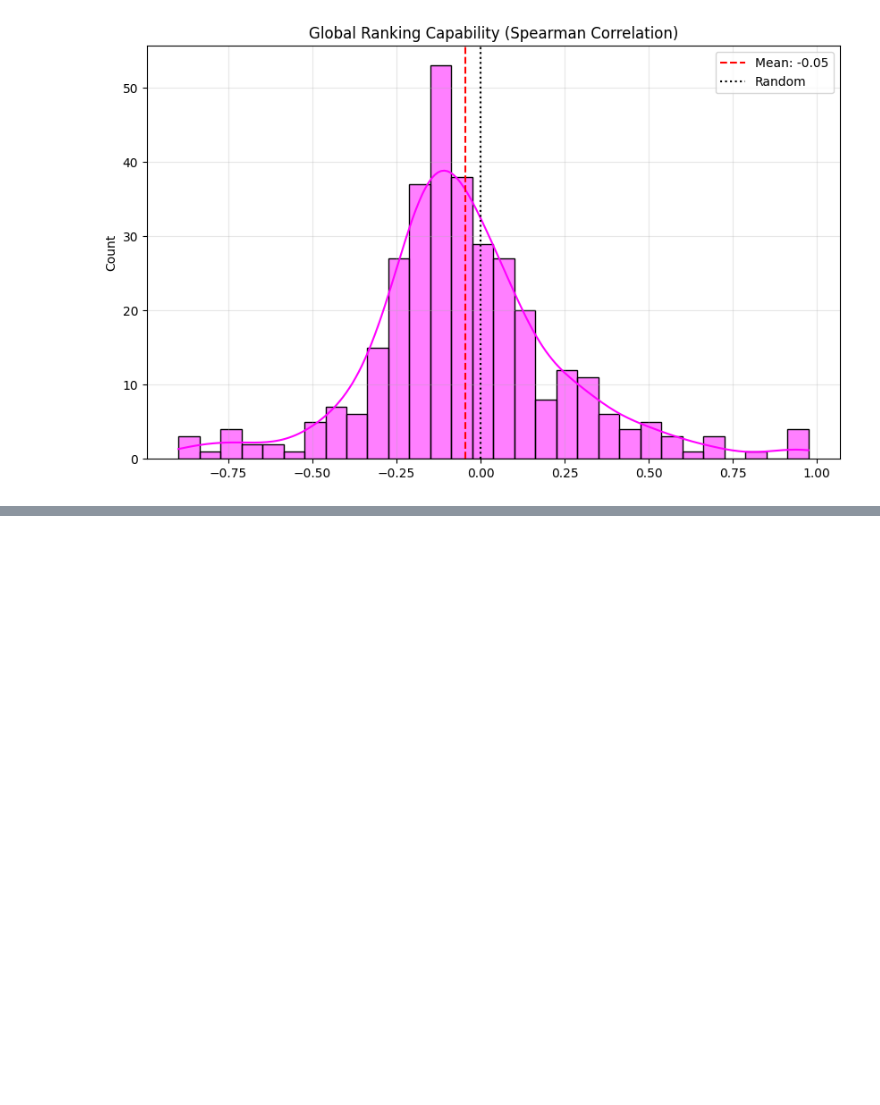
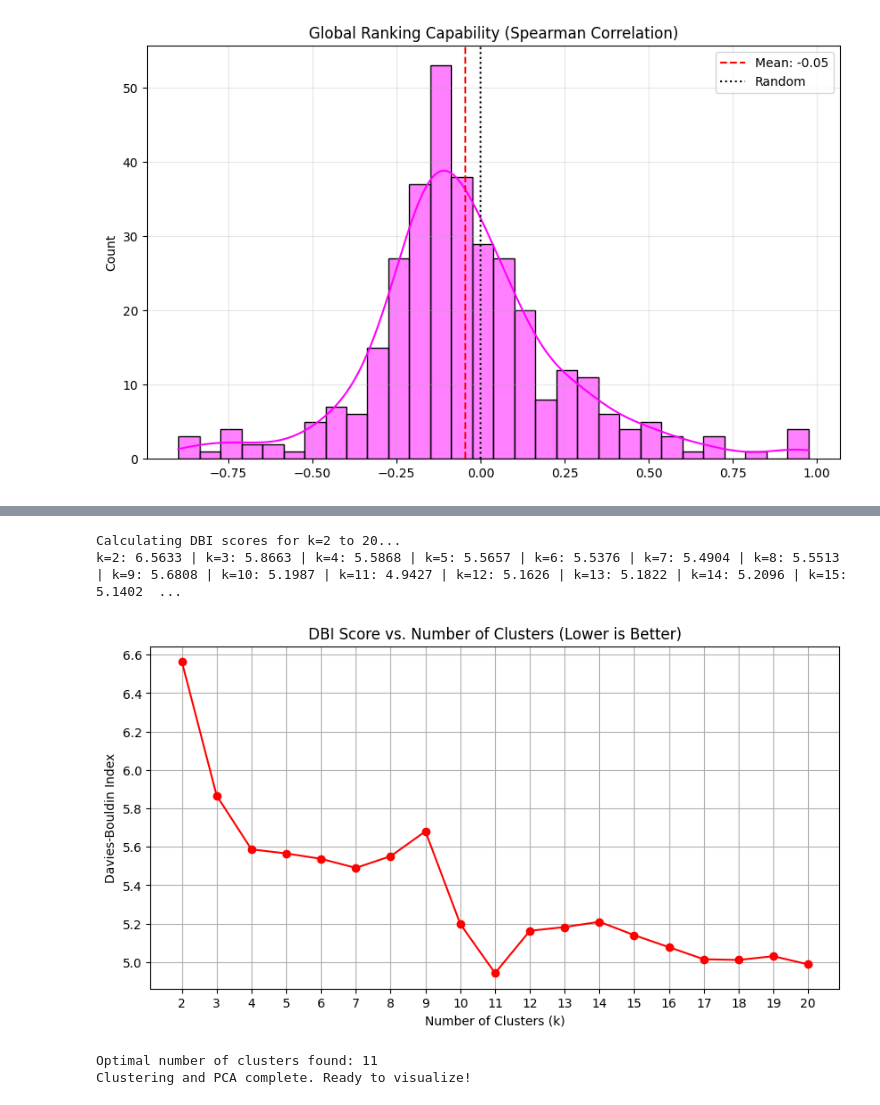
Before and after one commit to osquera/02807_Project, a Jupyter notebook: src/02807_project/embeddings_openai.ipynb, the cells around one changed output, grey strips where cells are left out. Cells and saved outputs as stored; diff of their text form; code cells hidden in the pictures; blank space fills up the shorter version.

```diff
--- a/src/02807_project/embeddings_openai.ipynb
+++ b/src/02807_project/embeddings_openai.ipynb
@@ -483,0 +585,53 @@ Global Average Correlation: -0.0451
+# %%
+import matplotlib.pyplot as plt
+from sklearn.cluster import KMeans
+from sklearn.decomposition import PCA
+from sklearn.metrics import davies_bouldin_score
+import numpy as np
+
+matrix = np.stack(df_final["embedding"].to_numpy())
+
+print("Calculating DBI scores for k=2 to 20...")
+scores = []
+k_range = range(2, 21)
+
+for k in k_range:
+    kmeans = KMeans(n_clusters=k, random_state=42, n_init='auto')
+    labels = kmeans.fit_predict(matrix)
+    score = davies_bouldin_score(matrix, labels)
+    scores.append(score)
+    print(f"k={k}: {score:.4f}", end=" | ")
+
+
+plt.figure(figsize=(10, 5))
+plt.plot(k_range, scores, marker='o', color='red')
+plt.title("DBI Score vs. Number of Clusters (Lower is Better)")
+plt.xlabel("Number of Clusters (k)")
+plt.ylabel("Davies-Bouldin Index")
+plt.grid(True)
+plt.xticks(k_range)
+plt.show()
+
+best_k = k_range[np.argmin(scores)]
+print(f"\nOptimal number of clusters found: {best_k}")
+
+
+kmeans = KMeans(n_clusters=best_k, random_state=42, n_init='auto')
+df_final = df_final.with_columns(
+    pl.Series("cluster", kmeans.fit_predict(matrix))
+)
+
+pca = PCA(n_components=2)
+vis_dims = pca.fit_transform(matrix)
+df_final = df_final.with_columns([
+    pl.Series("x", vis_dims[:, 0]),
+    pl.Series("y", vis_dims[:, 1])
+])
+
+print("Clustering and PCA complete. Ready to visualize!")
+# %% [output]
+Calculating DBI scores for k=2 to 20...
+k=2: 6.5633 | k=3: 5.8663 | k=4: 5.5868 | k=5: 5.5657 | k=6: 5.5376 | k=7: 5.4904 | k=8: 5.5513 | k=9: 5.6808 | k=10: 5.1987 | k=11: 4.9427 | k=12: 5.1626 | k=13: 5.1822 | k=14: 5.2096 | k=15: 5.1402  ...
+[figure, added]
+Optimal number of clusters found: 11
+Clustering and PCA complete. Ready to visualize!
```
Also changed, not shown: parts of 18 cells of this notebook.
